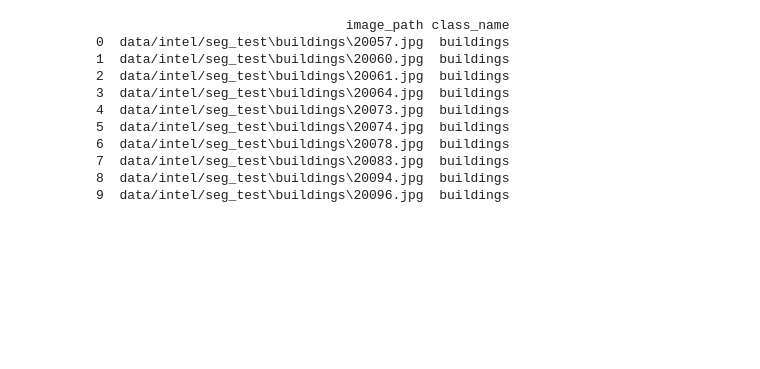
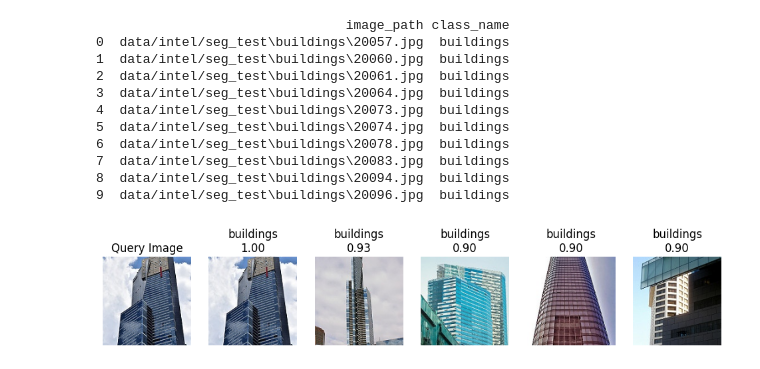
Before and after one commit to shashwatsrv/image-search, a Jupyter notebook: search_s2.ipynb, the cells around one changed output. Drawn from its saved outputs; the diff is of its cells as text; code cells hidden in the pictures; blank space fills up the shorter version.

Commit message:
Image embedding generation, FAISS IndexFlatIP indexing and Stage 2 testing completed

```diff
--- a/search_s2.ipynb
+++ b/search_s2.ipynb
@@ -12,5 +10,6 @@ print(os.listdir("data/intel/seg_test")[:5])
 # %%
 df = pd.read_csv("data/metadata.csv")
+index=faiss.read_index("data/index.faiss")
 print(df.head(10))
 # %% [output]
                                 image_path class_name
@@ -24,3 +23,41 @@ print(df.head(10))
 7  data/intel/seg_test\buildings\20083.jpg  buildings
 8  data/intel/seg_test\buildings\20094.jpg  buildings
 9  data/intel/seg_test\buildings\20096.jpg  buildings
+# %%
+def get_query_vector(query):
+    vec=embed_query(query)
+    return np.array([vec]).astype("float32")
+# %%
+def search(query, k=5):
+    q=get_query_vector(query)
+    distances, indices = index.search(q, k)
+
+    results=df.iloc[indices[0]].copy()
+    results["distance"]=distances[0]
+    return results
+# %%
+def show_results(query,results):
+    plt.figure(figsize=(12,4))
+
+    plt.subplot(1,len(results)+1,1)
+
+    if isinstance(query, str) and os.path.exists(query):
+        plt.imshow(Image.open(query))
+        plt.title("Query Image")
+    else:
+        plt.text(0.5, 0.5, str(query), ha='center', va='center')
+        plt.title("Query Text")
+    plt.axis('off')
+
+    #Results
+    for i, row in enumerate(results.itertuples()):
+        plt.subplot(1,len(results)+1,i+2)
+        plt.imshow(Image.open(row.image_path))
+        plt.title(f"{row.class_name}\n{row.distance:.2f}")
+        plt.axis('off')
+    plt.show()
+# %%
+results = search("data/intel/seg_test/buildings/20057.jpg")
+show_results("data/intel/seg_test/buildings/20057.jpg", results)
+# %% [output]
+[figure, added]
```
Also changed, not shown: parts of 8 cells of this notebook, 2 other files.
